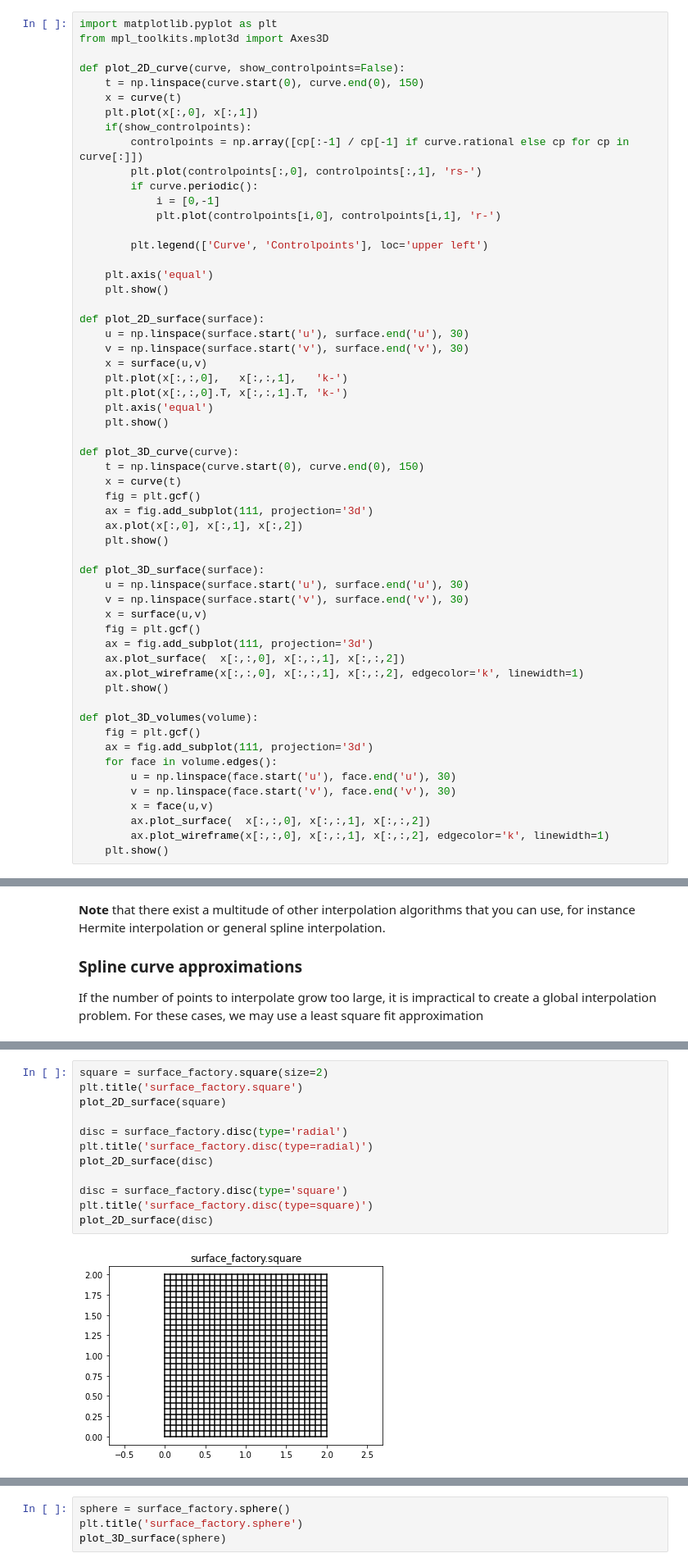
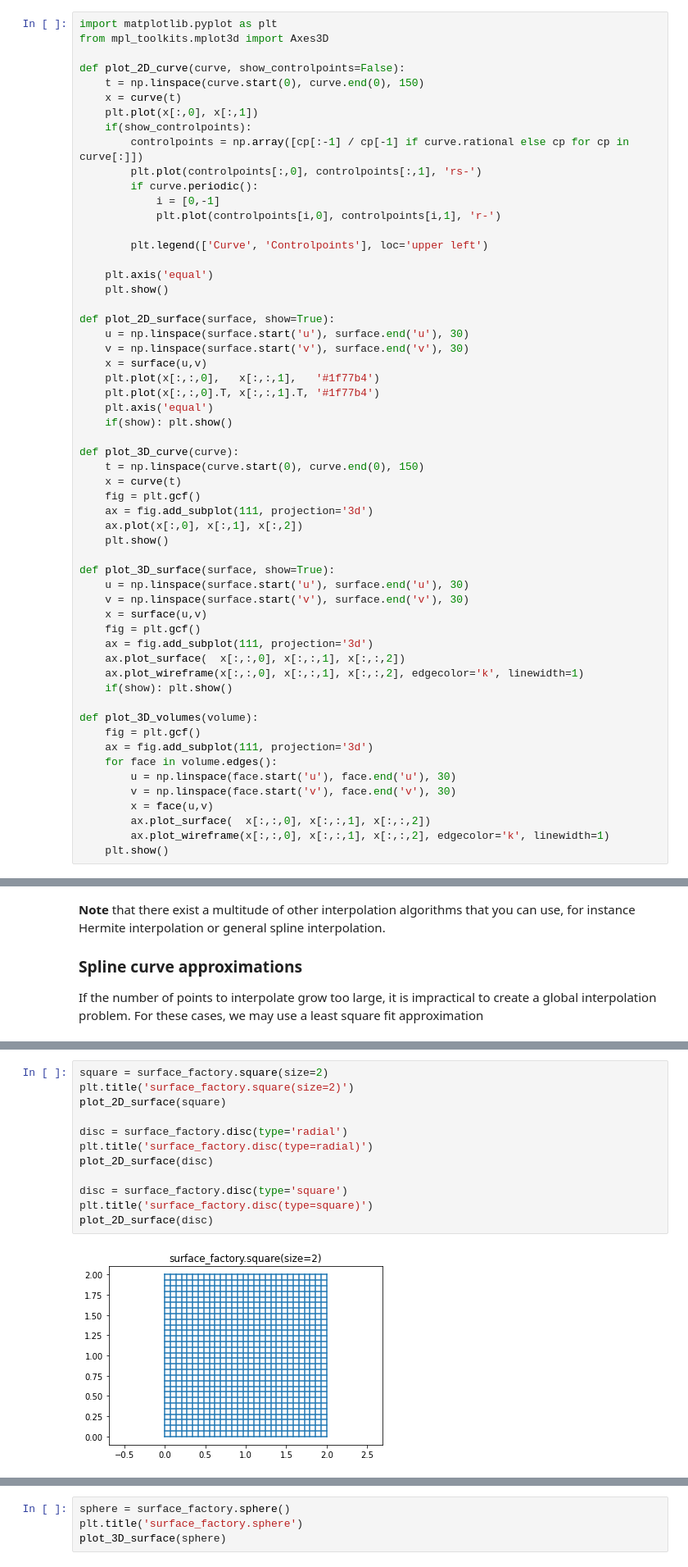
Before and after one commit to VikingScientist/splipy_tutorial, a Jupyter notebook: 03. Factory methods.ipynb, the cells around one changed output, grey strips where cells are left out. Shown at 82% size. Saved outputs shown, nothing was run; the diff lists cells and outputs as text.

```diff
--- a/03. Factory methods.ipynb
+++ b/03. Factory methods.ipynb
@@ -31,14 +31,14 @@ def plot_2D_curve(curve, show_controlpoints=False):
     plt.axis('equal')
     plt.show()
 
-def plot_2D_surface(surface):
+def plot_2D_surface(surface, show=True):
     u = np.linspace(surface.start('u'), surface.end('u'), 30)
     v = np.linspace(surface.start('v'), surface.end('v'), 30)
     x = surface(u,v)
-    plt.plot(x[:,:,0],   x[:,:,1],   'k-')
-    plt.plot(x[:,:,0].T, x[:,:,1].T, 'k-')
+    plt.plot(x[:,:,0],   x[:,:,1],   '#1f77b4')
+    plt.plot(x[:,:,0].T, x[:,:,1].T, '#1f77b4')
     plt.axis('equal')
-    plt.show()
+    if(show): plt.show()
 
 def plot_3D_curve(curve):
     t = np.linspace(curve.start(0), curve.end(0), 150)
@@ -48,7 +48,7 @@ def plot_3D_curve(curve):
     ax.plot(x[:,0], x[:,1], x[:,2])
     plt.show()
 
-def plot_3D_surface(surface):
+def plot_3D_surface(surface, show=True):
     u = np.linspace(surface.start('u'), surface.end('u'), 30)
     v = np.linspace(surface.start('v'), surface.end('v'), 30)
     x = surface(u,v)
@@ -56,7 +56,7 @@ def plot_3D_surface(surface):
     ax = fig.add_subplot(111, projection='3d')
     ax.plot_surface(  x[:,:,0], x[:,:,1], x[:,:,2])
     ax.plot_wireframe(x[:,:,0], x[:,:,1], x[:,:,2], edgecolor='k', linewidth=1)
-    plt.show()
+    if(show): plt.show()
 
 def plot_3D_volumes(volume):
     fig = plt.gcf()
@@ -164,14 +166,14 @@ plot_2D_curve(curve, show_controlpoints=True)
 # %%
 square = surface_factory.square(size=2)
-plt.title('surface_factory.square')
+plt.title('surface_factory.square(size=2)')
 plot_2D_surface(square)
 
 disc = surface_factory.disc(type='radial')
 plt.title('surface_factory.disc(type=radial)')
 plot_2D_surface(disc)
 
 disc = surface_factory.disc(type='square')
 plt.title('surface_factory.disc(type=square)')
 plot_2D_surface(disc)
 # %% [output]
-[figure, old version]
+[figure, new version]
```
Also changed, not shown: parts of 16 cells of this notebook, 8 other files.
